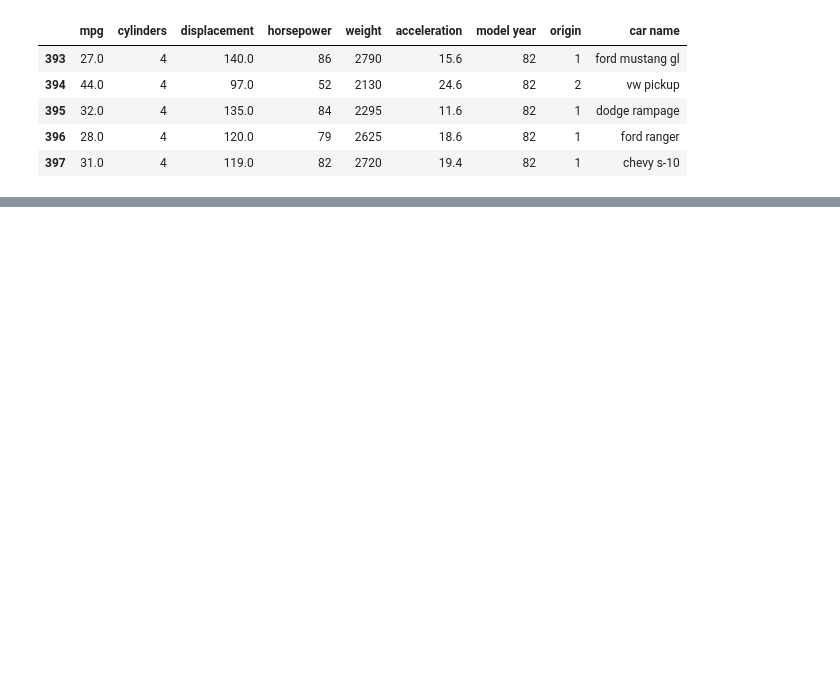
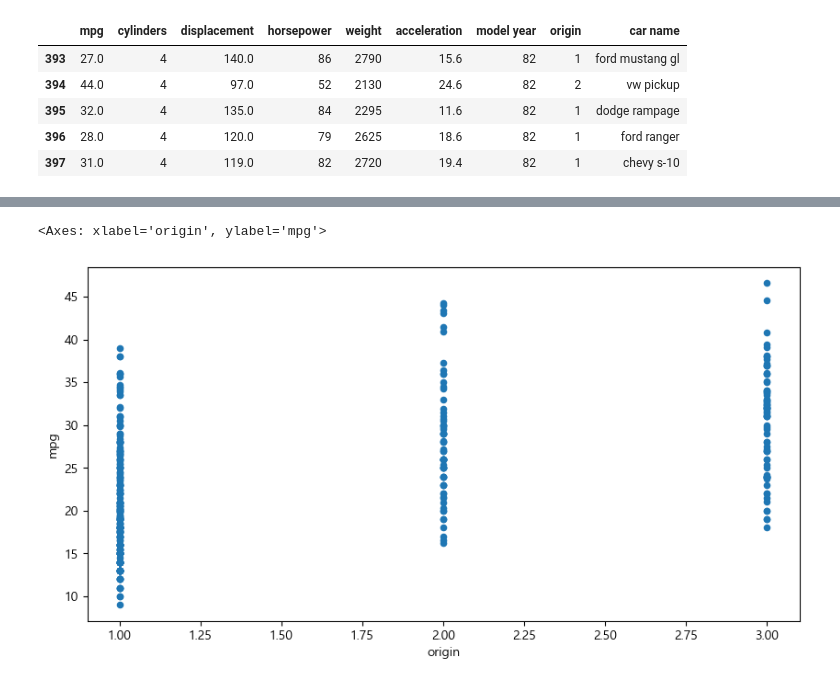
Before and after one commit to sihogu/lecture_bigdata, a Jupyter notebook: source/s.2024.03.09_lookdata01.ipynb, the cells around one changed output, grey strips where cells are left out. Drawn from its saved outputs; the diff is of its cells as text; code cells hidden in the pictures; blank space fills up the shorter version.

```diff
--- a/source/s.2024.03.09_lookdata01.ipynb
+++ b/source/s.2024.03.09_lookdata01.ipynb
@@ -82,0 +210,6 @@ dtype: float64
+# %%
+car = pd.read_csv('csv/auto-mpg.csv')
+
+columns = ['mpg','cylinders','weight','acceleration','model year','origin']
+car2 = car[columns]
+car2.corr()
@@ -82,0 +224,5 @@ dtype: float64
+# %%
+car2.plot(kind = 'scatter',x='origin',y='mpg',figsize=(10,5))
+# %% [output]
+<Axes: xlabel='origin', ylabel='mpg'>
+[figure, added]
```
Also changed, not shown: parts of 22 cells of this notebook, 2 other files.
